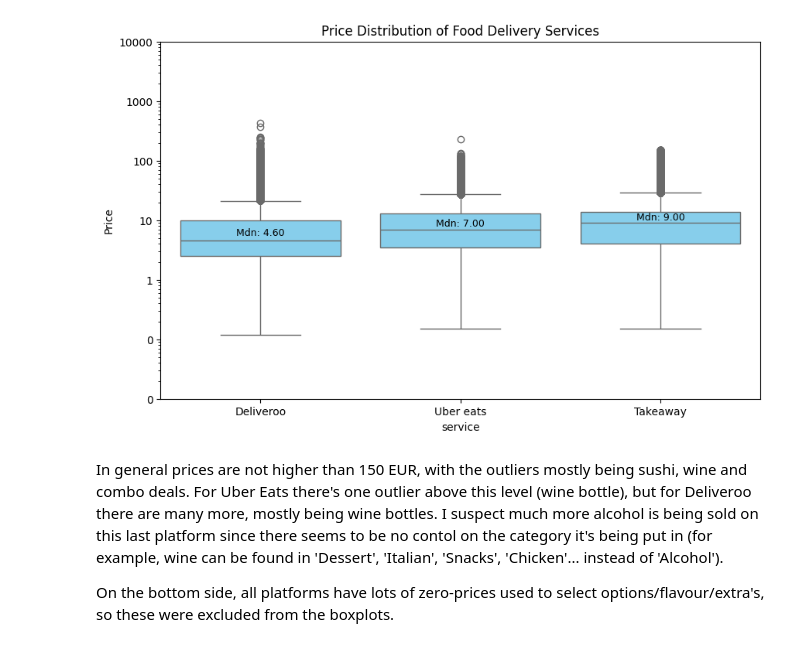
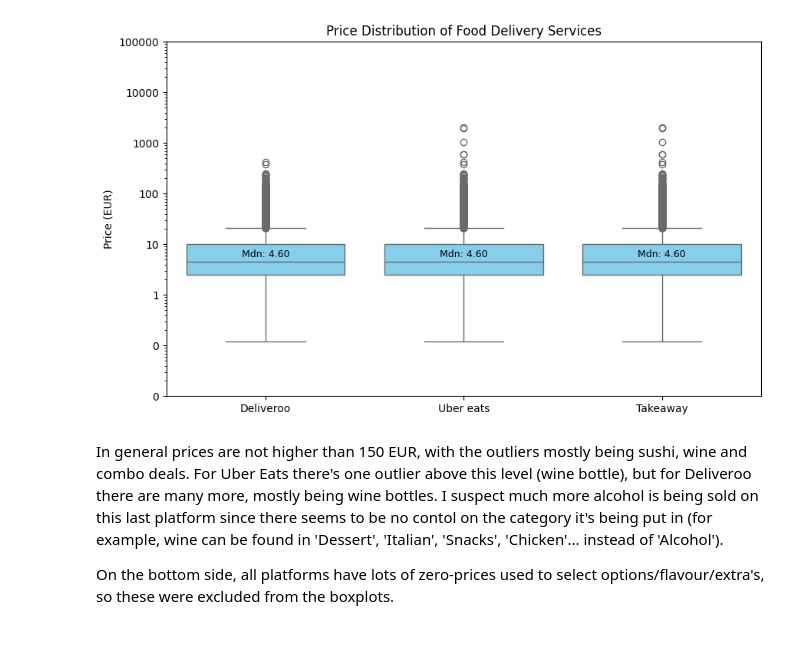
Before and after one commit to lefmannetje/Project-SQL, a Jupyter notebook: code-space/Maarten.ipynb, the cells around one changed output. Saved outputs shown, nothing was run; the diff lists cells and outputs as text; code cells hidden in the pictures.

```diff
--- a/code-space/Maarten.ipynb
+++ b/code-space/Maarten.ipynb
@@ -19,72 +19,67 @@ def query_db(db, sql_query):
         conn.close()
     return res
 # %%
-# What is the price distribution of menu items?
+## Q: What is the price distribution of menu items?
 
-## Deliveroo
-query1 = """
+query = """
+    -- Deliveroo
     SELECT
-        CAST(price AS REAL) AS price, name
+        price, 'Deliveroo' AS service
     FROM
         menu_items
     WHERE
-        id NOT IN (1078983574, 297241847, 297241848, 1258473919, 987159854, 1272748371)     --- exclude id's with price in cents
-        AND CAST(price AS REAL) > 0.1
-    order by price desc
-    """
+        id NOT IN (1078983574, 297241847, 297241848, 1258473919, 987159854, 1272748371)     --- exclude prices in cents on id's
+        AND price > 0.1
 
-df_deliveroo = query_db(deliveroo_db, query1)
-df_deliveroo['service'] = 'Deliveroo'  # Add service column
 
-## Uber Eats
-query1 = """
+    UNION ALL
+
+
+    -- Uber Eats
     SELECT
-        (price / 100) AS price
+        price, 'Uber eats' AS service
     FROM
         menu_items
     WHERE
-        price > 10
-    """
-df_ubereats = query_db(ubereats_db, query1)
-df_ubereats['service'] = 'Uber eats'  # Add service column
+        price > 0.1
 
-# Takeaway
 
-query1 = """
+    UNION ALL
+
+
+    -- Takeaway
     SELECT
-        price
+        price, 'Takeaway' AS service
     FROM
-        menuItems
+        menu_items
     WHERE
         price > 0.1
     """
-df_takeaway = query_db(takeaway_db, query1)
-df_takeaway['service'] = 'Takeaway'  # Add service column
 
+df = query_db(deliveroo_db, query)
 
-# Combine all the data into a single DataFrame
-df_combined = pd.concat([df_deliveroo, df_ubereats, df_takeaway])
 
 # Create boxplots
 plt.figure(figsize=(10, 6))
-sns.boxplot(x='service', y='price', data=df_combined, hue='service', palette='Set3', boxprops=dict(facecolor='skyblue'))
+sns.boxplot(x='service', y='price', data=df, hue='service', palette='Set3', boxprops=dict(facecolor='skyblue'))
 
 # Add the median values as text
-median_values = df_combined.groupby('service')['price'].median()
-for i, service in enumerate(df_combined['service'].unique()):
+median_values = df.groupby('service')['price'].median()
+for i, service in enumerate(df['service'].unique()):
     median_value = median_values[service]
     plt.text(i, median_value + 1, f'Mdn: {median_value:.2f}', ha='center', color='black', fontsize=9)
 
 # Customize the plot
 plt.title('Price Distribution of Food Delivery Services')
-plt.ylabel('Price')
+plt.ylabel('Price (EUR)')
+plt.xlabel('')
 plt.yscale('log')
 plt.yticks(ticks=plt.gca().get_yticks(), labels=[f'{int(x)}' for x in plt.gca().get_yticks()])
 plt.ylim(bottom=0.01 )
 
 plt.show()
 # %% [output]
-[figure, old version]
+[figure, new version]
 # %% [markdown]
 In general prices are not higher than 150 EUR, with the outliers mostly being sushi, wine and combo deals.
 For Uber Eats there's one outlier above this level (wine bottle), but for Deliveroo there are many more, mostly being wine bottles.
```
Also changed, not shown: parts of 5 cells of this notebook.
